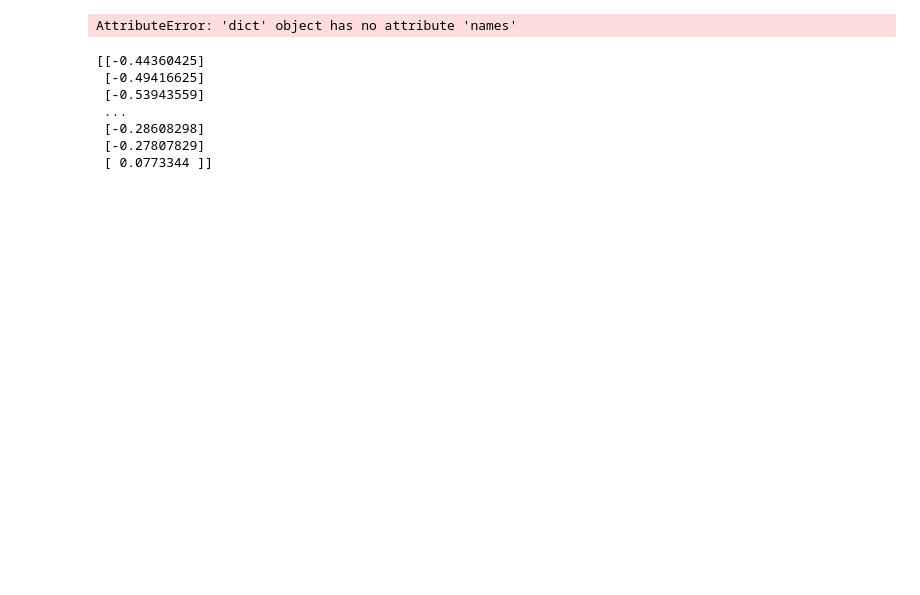
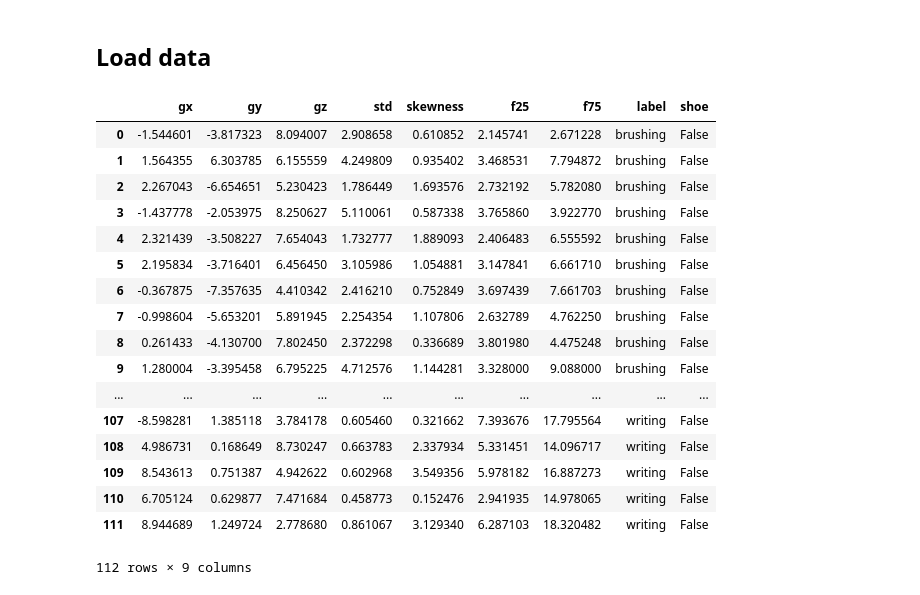
Before and after one commit to PierreSp/Activity_Tracking_SVM, a Jupyter notebook: plot_rbf_parameters.ipynb, the cells around one changed output. Drawn from its saved outputs; the diff is of its cells as text; code cells hidden in the pictures; blank space fills up the shorter version.

Commit message:
Credits to Nath for data import :) First Plots in jupyter

```diff
--- a/plot_rbf_parameters.ipynb
+++ b/plot_rbf_parameters.ipynb
@@ -5,16 +2,0 @@ import data_processor
-# %%
-data = data_processor.load_data("data2016.mat")
-# %%
-data.names()
-# %% [output]
-AttributeError: 'dict' object has no attribute 'names'
-# %%
-data_processor.create_features(data, "brushing")
-# %% [output]
-[[-0.44360425]
- [-0.49416625]
- [-0.53943559]
- ...
- [-0.28608298]
- [-0.27807829]
- [ 0.0773344 ]]
@@ -20,0 +9,25 @@ data_processor.create_features(data, "brushing")
+# %% [markdown]
+## Load data
+# %%
+df_2018 = data_processor.load_dataframe('data/data2018.mat')
+df_2018['shoe'] = df_2018.label == 'shoe'
+df_2018
+# %% [output]
+|  | gx | gy | gz | std | skewness | f25 | f75 | label | shoe |
+| 0 | -1.544601 | -3.817323 | 8.094007 | 2.908658 | 0.610852 | 2.145741 | 2.671228 | brushing | False |
+| 1 | 1.564355 | 6.303785 | 6.155559 | 4.249809 | 0.935402 | 3.468531 | 7.794872 | brushing | False |
+| 2 | 2.267043 | -6.654651 | 5.230423 | 1.786449 | 1.693576 | 2.732192 | 5.782080 | brushing | False |
+| 3 | -1.437778 | -2.053975 | 8.250627 | 5.110061 | 0.587338 | 3.765860 | 3.922770 | brushing | False |
+| 4 | 2.321439 | -3.508227 | 7.654043 | 1.732777 | 1.889093 | 2.406483 | 6.555592 | brushing | False |
+| 5 | 2.195834 | -3.716401 | 6.456450 | 3.105986 | 1.054881 | 3.147841 | 6.661710 | brushing | False |
+| 6 | -0.367875 | -7.357635 | 4.410342 | 2.416210 | 0.752849 | 3.697439 | 7.661703 | brushing | False |
+| 7 | -0.998604 | -5.653201 | 5.891945 | 2.254354 | 1.107806 | 2.632789 | 4.762250 | brushing | False |
+| 8 | 0.261433 | -4.130700 | 7.802450 | 2.372298 | 0.336689 | 3.801980 | 4.475248 | brushing | False |
+| 9 | 1.280004 | -3.395458 | 6.795225 | 4.712576 | 1.144281 | 3.328000 | 9.088000 | brushing | False |
+| ... | ... | ... | ... | ... | ... | ... | ... | ... | ... |
+| 107 | -8.598281 | 1.385118 | 3.784178 | 0.605460 | 0.321662 | 7.393676 | 17.795564 | writing | False |
+| 108 | 4.986731 | 0.168649 | 8.730247 | 0.663783 | 2.337934 | 5.331451 | 14.096717 | writing | False |
+| 109 | 8.543613 | 0.751387 | 4.942622 | 0.602968 | 3.549356 | 5.978182 | 16.887273 | writing | False |
+| 110 | 6.705124 | 0.629877 | 7.471684 | 0.458773 | 0.152476 | 2.941935 | 14.978065 | writing | False |
+| 111 | 8.944689 | 1.249724 | 2.778680 | 0.861067 | 3.129340 | 6.287103 | 18.320482 | writing | False |
+112 rows × 9 columns
```
Also changed, not shown: parts of 5 cells of this notebook, 1 other file.
